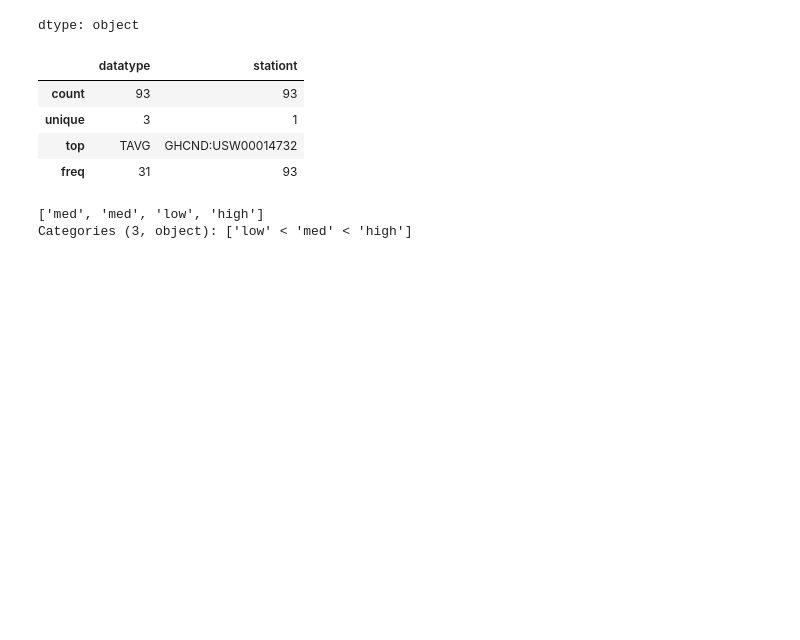
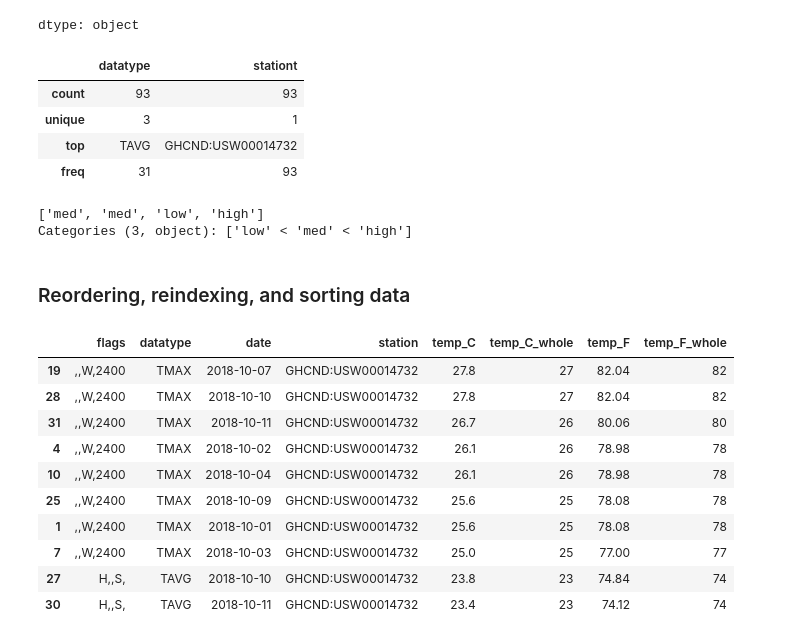
Before and after one commit to OfTheByteQuest/Data-Analytics-Learning-and-Projects, a Jupyter notebook: Chapter-3/Chapter-3.ipynb, the cells around one changed output. Saved outputs shown, nothing was run; the diff lists cells and outputs as text; code cells hidden in the pictures; blank space fills up the shorter version.

Commit message:
Learnt: Sorting by sort_values, sort_index, nlargest, nsmallest

```diff
--- a/Chapter-3/Chapter-3.ipynb
+++ b/Chapter-3/Chapter-3.ipynb
@@ -694,3 +694,19 @@ pd.Categorical(
 # %% [output]
 ['med', 'med', 'low', 'high']
 Categories (3, object): ['low' < 'med' < 'high']
+# %% [markdown]
+### Reordering, reindexing, and sorting data
+# %%
+df.sort_values(by='temp_C', ascending=False).head(10)
+# %% [output]
+|  | flags | datatype | date | station | temp_C | temp_C_whole | temp_F | temp_F_whole |
+| 19 | ,,W,2400 | TMAX | 2018-10-07 | GHCND:USW00014732 | 27.8 | 27 | 82.04 | 82 |
+| 28 | ,,W,2400 | TMAX | 2018-10-10 | GHCND:USW00014732 | 27.8 | 27 | 82.04 | 82 |
+| 31 | ,,W,2400 | TMAX | 2018-10-11 | GHCND:USW00014732 | 26.7 | 26 | 80.06 | 80 |
+| 4 | ,,W,2400 | TMAX | 2018-10-02 | GHCND:USW00014732 | 26.1 | 26 | 78.98 | 78 |
+| 10 | ,,W,2400 | TMAX | 2018-10-04 | GHCND:USW00014732 | 26.1 | 26 | 78.98 | 78 |
+| 25 | ,,W,2400 | TMAX | 2018-10-09 | GHCND:USW00014732 | 25.6 | 25 | 78.08 | 78 |
+| 1 | ,,W,2400 | TMAX | 2018-10-01 | GHCND:USW00014732 | 25.6 | 25 | 78.08 | 78 |
+| 7 | ,,W,2400 | TMAX | 2018-10-03 | GHCND:USW00014732 | 25.0 | 25 | 77.00 | 77 |
+| 27 | H,,S, | TAVG | 2018-10-10 | GHCND:USW00014732 | 23.8 | 23 | 74.84 | 74 |
+| 30 | H,,S, | TAVG | 2018-10-11 | GHCND:USW00014732 | 23.4 | 23 | 74.12 | 74 |
```
Also changed, not shown: parts of 13 cells of this notebook.
